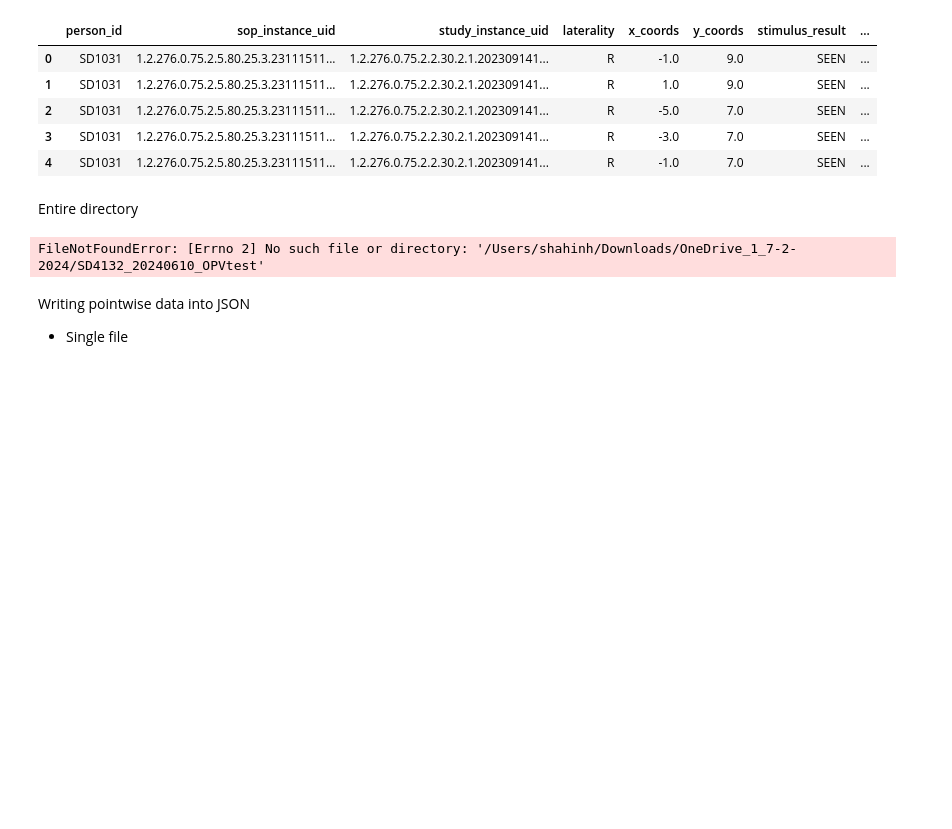
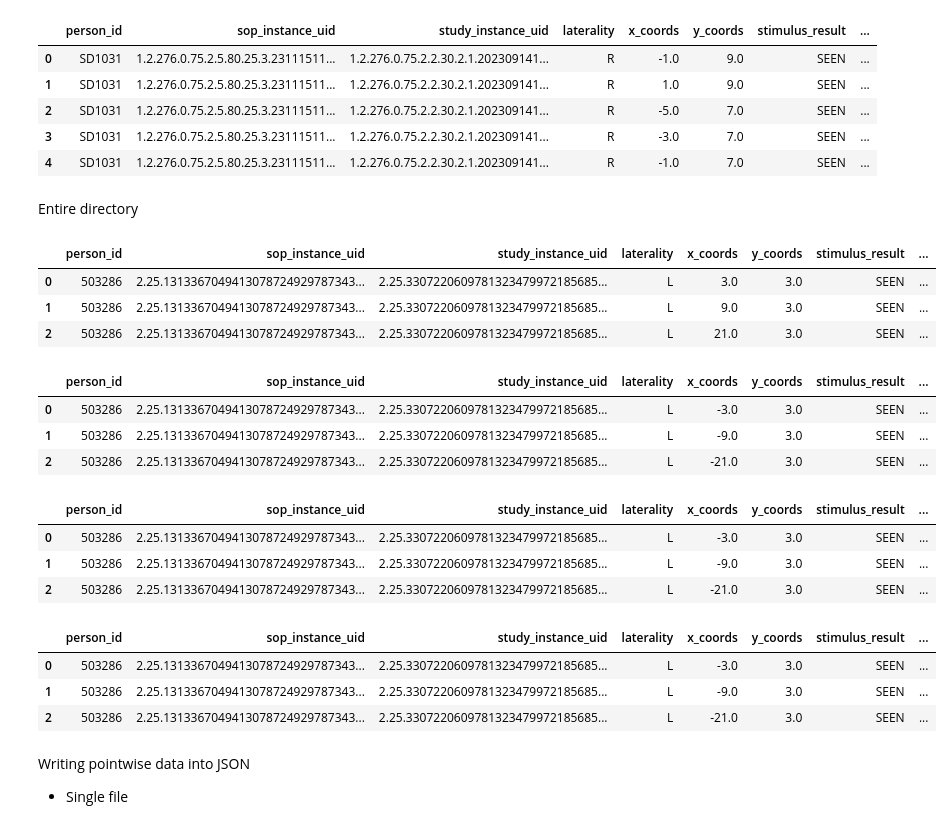
Before and after one commit to Shallaj/py-opv, a Jupyter notebook: examples/workspace.ipynb, the cells around one changed output. Drawn from its saved outputs; the diff is of its cells as text; code cells hidden in the pictures; blank space fills up the shorter version.

```diff
--- a/examples/workspace.ipynb
+++ b/examples/workspace.ipynb
@@ -243,12 +133,15 @@ pointwise_data.head(5)
 # %% [markdown]
 Entire directory
 # %%
-m_opvdicoms = pyopv.read_dicom_directory('/Users/shahinh/Downloads/OneDrive_1_7-2-2024/SD4132_20240610_OPVtest', file_extension='dcm')
+m_opvdicoms = pyopv.read_dicom_directory('/Users/shallaj/Library/CloudStorage/OneDrive-UniversityofCalifornia,SanDiegoHealth/VF Data Standards/opv_dicom_omop/examples/sample_files', file_extension='dcm')
 
 pointwise_data, error_df = m_opvdicoms.pointwise_to_pandas()
 pointwise_data.head(3)
 # %% [output]
-FileNotFoundError: [Errno 2] No such file or directory: '/Users/shahinh/Downloads/OneDrive_1_7-2-2024/SD4132_20240610_OPVtest'
+|  | person_id | sop_instance_uid | study_instance_uid | laterality | x_coords | y_coords | stimulus_result | ... |
+| 0 | 503286 | 2.25.1313367049413078724929787343... | 2.25.3307220609781323479972185685... | L | 3.0 | 3.0 | SEEN | ... |
+| 1 | 503286 | 2.25.1313367049413078724929787343... | 2.25.3307220609781323479972185685... | L | 9.0 | 3.0 | SEEN | ... |
+| 2 | 503286 | 2.25.1313367049413078724929787343... | 2.25.3307220609781323479972185685... | L | 21.0 | 3.0 | SEEN | ... |
 # %%
 import pandas as pd
 
@@ -286,6 +179,11 @@ ns_pointwise_data['ns'] = ns_pointwise_data['ns'] + ns_pointwise_data['y_coords'
 
 # Display the updated DataFrame
 ns_pointwise_data.head(3)
+# %% [output]
+|  | person_id | sop_instance_uid | study_instance_uid | laterality | x_coords | y_coords | stimulus_result | ... |
+| 0 | 503286 | 2.25.1313367049413078724929787343... | 2.25.3307220609781323479972185685... | L | -3.0 | 3.0 | SEEN | ... |
+| 1 | 503286 | 2.25.1313367049413078724929787343... | 2.25.3307220609781323479972185685... | L | -9.0 | 3.0 | SEEN | ... |
+| 2 | 503286 | 2.25.1313367049413078724929787343... | 2.25.3307220609781323479972185685... | L | -21.0 | 3.0 | SEEN | ... |
 # %%
 # Dictionary mapping original column names to Humphrey Visual Field equivalents
 opv_hfa_dict = {
@@ -303,6 +201,11 @@ ns_pointwise_data.rename(columns=opv_hfa_dict, inplace=True)
 
 # Display the modified DataFrame to ensure the changes are correct
 ns_pointwise_data.head(3)
+# %% [output]
+|  | person_id | sop_instance_uid | study_instance_uid | laterality | x_coords | y_coords | stimulus_result | ... |
+| 0 | 503286 | 2.25.1313367049413078724929787343... | 2.25.3307220609781323479972185685... | L | -3.0 | 3.0 | SEEN | ... |
+| 1 | 503286 | 2.25.1313367049413078724929787343... | 2.25.3307220609781323479972185685... | L | -9.0 | 3.0 | SEEN | ... |
+| 2 | 503286 | 2.25.1313367049413078724929787343... | 2.25.3307220609781323479972185685... | L | -21.0 | 3.0 | SEEN | ... |
 # %%
 # mapping humphrey equivalent to ucsd equivalent
 hfa_ucsd_dict = {
@@ -320,6 +223,11 @@ ns_pointwise_data.rename(columns=hfa_ucsd_dict, inplace=True)
 
 # Display the modified DataFrame to ensure the changes are correct
 ns_pointwise_data.head(3)
+# %% [output]
+|  | person_id | sop_instance_uid | study_instance_uid | laterality | x_coords | y_coords | stimulus_result | ... |
+| 0 | 503286 | 2.25.1313367049413078724929787343... | 2.25.3307220609781323479972185685... | L | -3.0 | 3.0 | SEEN | ... |
+| 1 | 503286 | 2.25.1313367049413078724929787343... | 2.25.3307220609781323479972185685... | L | -9.0 | 3.0 | SEEN | ... |
+| 2 | 503286 | 2.25.1313367049413078724929787343... | 2.25.3307220609781323479972185685... | L | -21.0 | 3.0 | SEEN | ... |
 # %% [markdown]
 Writing pointwise data into JSON
 * Single file
```
Also changed, not shown: parts of 11 cells of this notebook.
